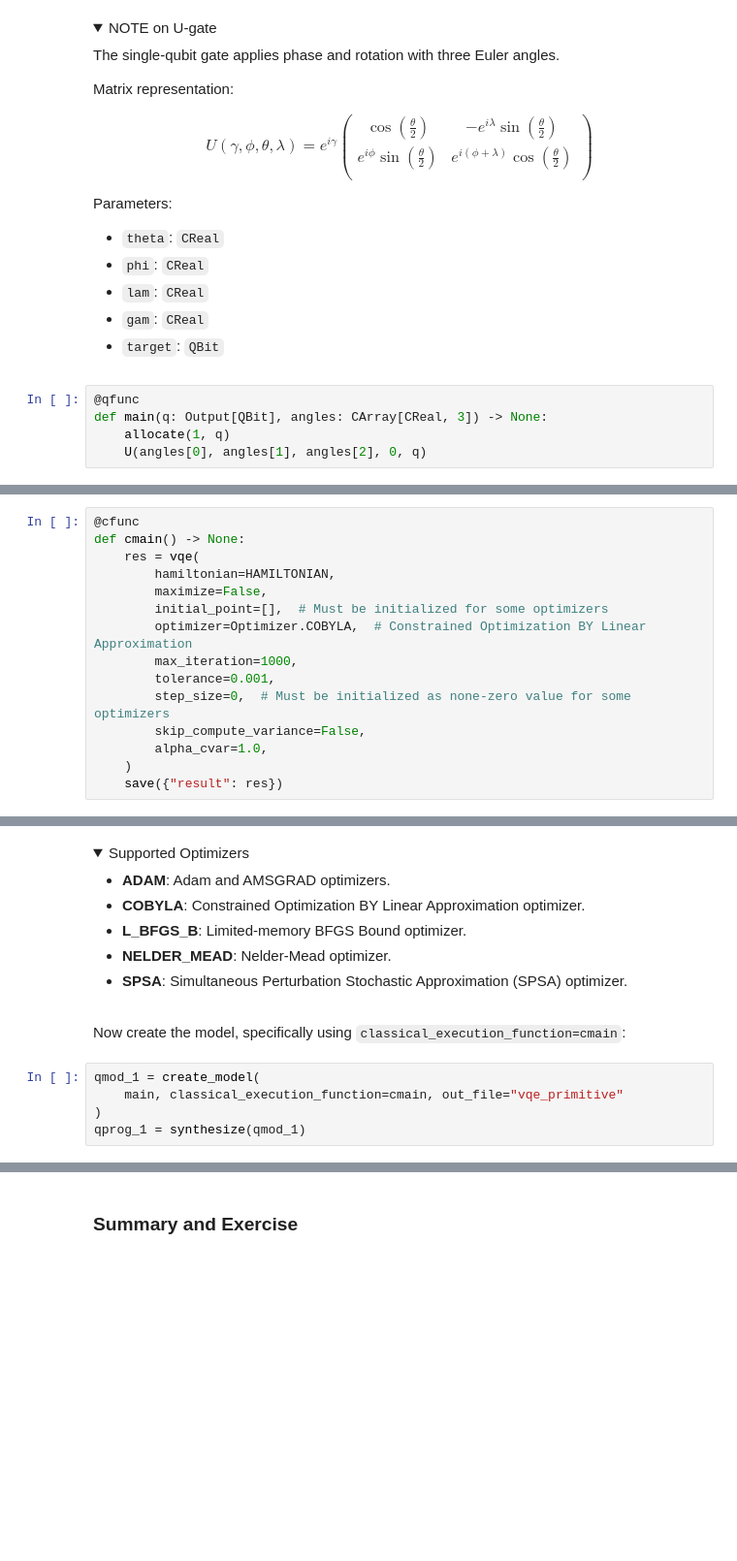
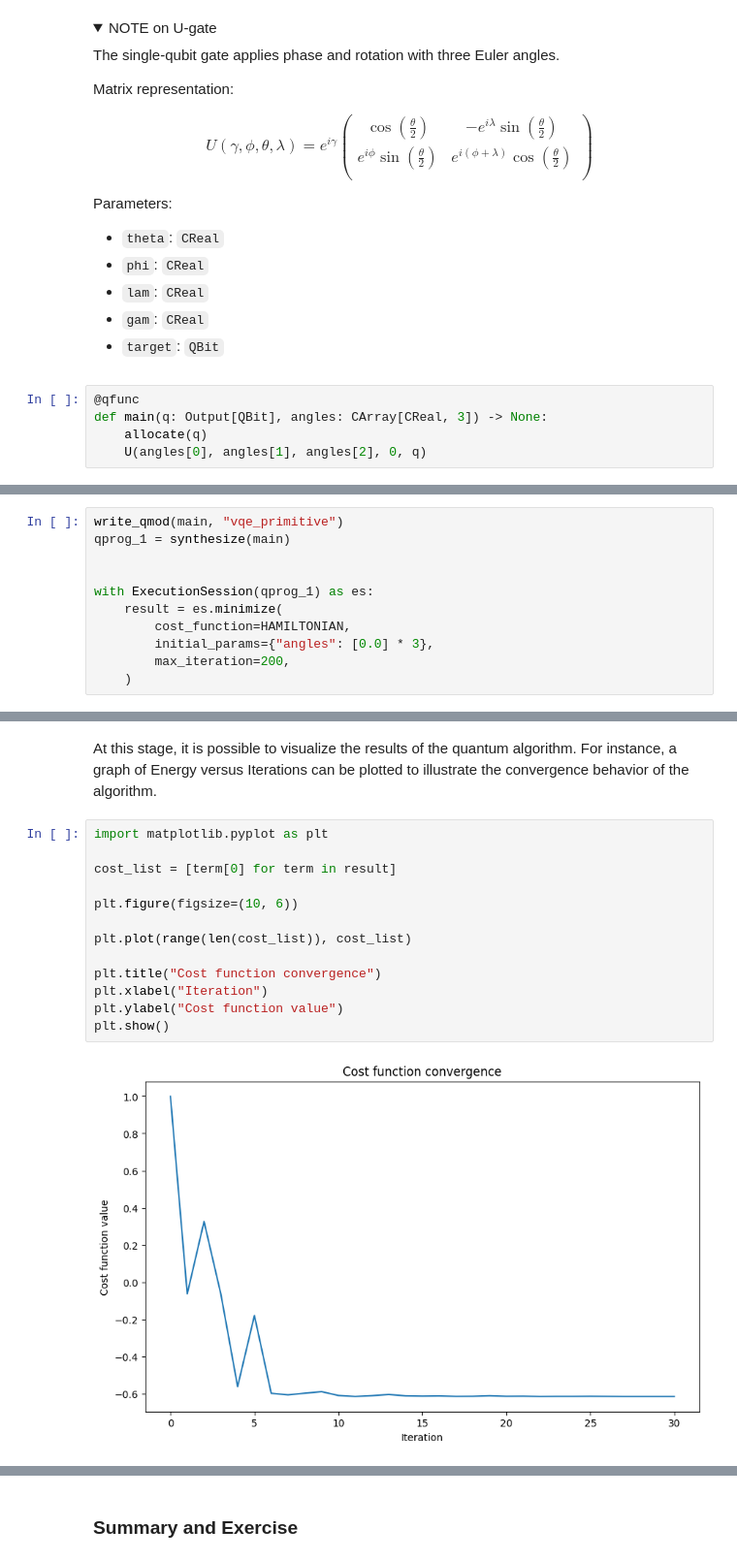
Before and after one commit to Classiq/classiq-library, a Jupyter notebook: tutorials/basic_tutorials/qml_with_classiq_guide/qml_with_classiq_guide.ipynb, the cells around one changed output, grey strips where cells are left out. Shown: that part at 97% size. Cells and saved outputs as stored; diff of their text form; folded sections open; blank space fills up the shorter version.

```diff
--- a/tutorials/basic_tutorials/qml_with_classiq_guide/qml_with_classiq_guide.ipynb
+++ b/tutorials/basic_tutorials/qml_with_classiq_guide/qml_with_classiq_guide.ipynb
@@ -88,6 +84,6 @@ Parameters:
 # %%
 @qfunc
 def main(q: Output[QBit], angles: CArray[CReal, 3]) -> None:
-    allocate(1, q)
+    allocate(q)
     U(angles[0], angles[1], angles[2], 0, q)
 # %% [markdown]
@@ -95,15 +91,11 @@ To seamlessly harness the power of VQE, use a classical execution function calle
 # %%
-@cfunc
-def cmain() -> None:
-    res = vqe(
-        hamiltonian=HAMILTONIAN,
-        maximize=False,
-        initial_point=[],  # Must be initialized for some optimizers
-        optimizer=Optimizer.COBYLA,  # Constrained Optimization BY Linear Approximation
-        max_iteration=1000,
-        tolerance=0.001,
-        step_size=0,  # Must be initialized as none-zero value for some optimizers
-        skip_compute_variance=False,
-        alpha_cvar=1.0,
+write_qmod(main, "vqe_primitive")
+qprog_1 = synthesize(main)
+
+
+with ExecutionSession(qprog_1) as es:
+    result = es.minimize(
+        cost_function=HAMILTONIAN,
+        initial_params={"angles": [0.0] * 3},
+        max_iteration=200,
     )
-    save({"result": res})
@@ -137,19 +118,18 @@ The `cmain` function then saves the result of the VQE optimization using the `sa
 </details>
-# %% [markdown]
-<details>
-<summary> Supported Optimizers</summary>
-
-- **ADAM**: Adam and AMSGRAD optimizers.
-- **COBYLA**: Constrained Optimization BY Linear Approximation optimizer.
-- **L_BFGS_B**: Limited-memory BFGS Bound optimizer.
-- **NELDER_MEAD**: Nelder-Mead optimizer.
-- **SPSA**: Simultaneous Perturbation Stochastic Approximation (SPSA) optimizer.
-
-</details>
 # %% [markdown]
-Now create the model, specifically using `classical_execution_function=cmain`:
+At this stage, it is possible to visualize the results of the quantum algorithm. For instance, a graph of Energy versus Iterations can be plotted to illustrate the convergence behavior of the algorithm.
 # %%
-qmod_1 = create_model(
-    main, classical_execution_function=cmain, out_file="vqe_primitive"
-)
-qprog_1 = synthesize(qmod_1)
+import matplotlib.pyplot as plt
+
+cost_list = [term[0] for term in result]
+
+plt.figure(figsize=(10, 6))
+
+plt.plot(range(len(cost_list)), cost_list)
+
+plt.title("Cost function convergence")
+plt.xlabel("Iteration")
+plt.ylabel("Cost function value")
+plt.show()
+# %% [output]
+[figure, added]
```
Also changed, not shown: parts of 26 cells of this notebook, 45 other files.
